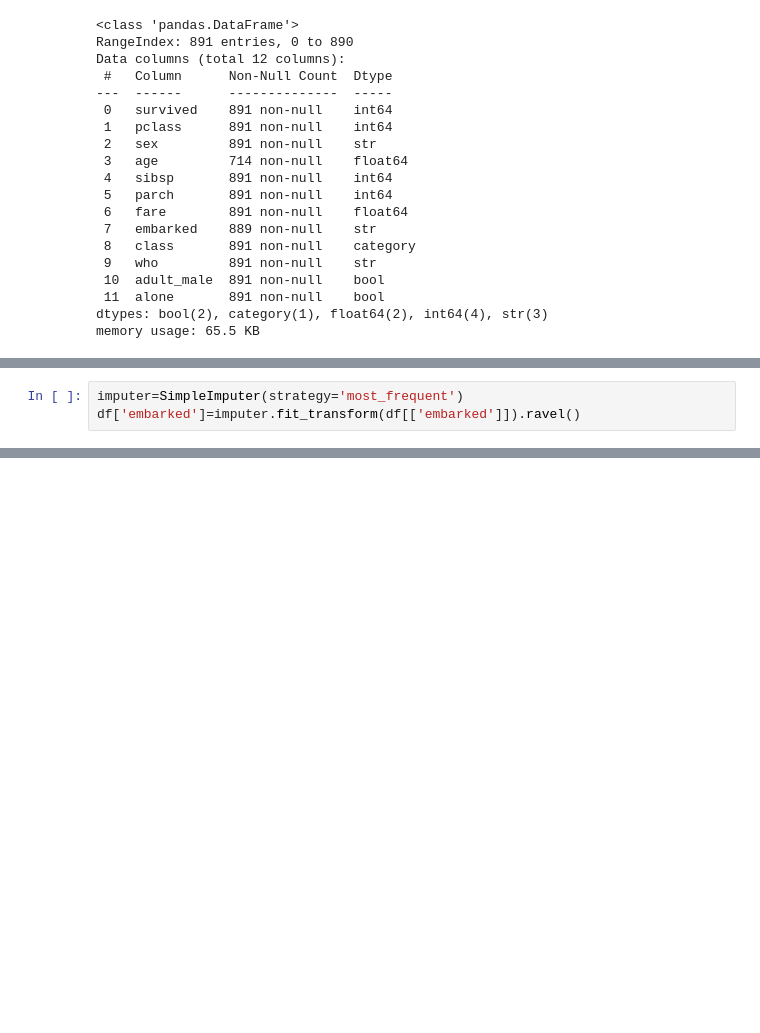
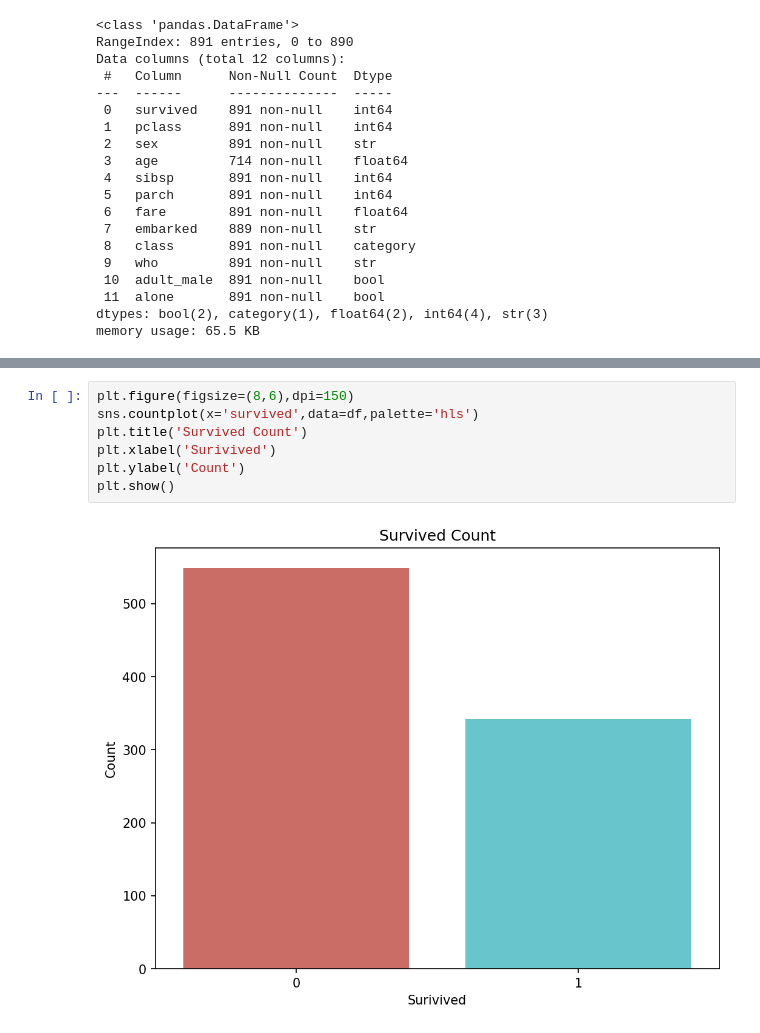
Before and after one commit to Jawad-Muzafar/EDA, a Jupyter notebook: Titanic/eda.ipynb, the cells around one changed output, grey strips where cells are left out. Cells and saved outputs as stored; diff of their text form; blank space fills up the shorter version.

```diff
--- a/Titanic/eda.ipynb
+++ b/Titanic/eda.ipynb
@@ -204,3 +161,0 @@ df['embarked'].isnull().sum()
-# %%
-imputer=SimpleImputer(strategy='most_frequent')
-df['embarked']=imputer.fit_transform(df[['embarked']]).ravel()
@@ -262,0 +184,9 @@ plt.show()
+# %%
+plt.figure(figsize=(8,6),dpi=150)
+sns.countplot(x='survived',data=df,palette='hls')
+plt.title('Survived Count')
+plt.xlabel('Surivived')
+plt.ylabel('Count')
+plt.show()
+# %% [output]
+[figure, added]
```
Also changed, not shown: parts of 111 cells of this notebook, 1 other file.
